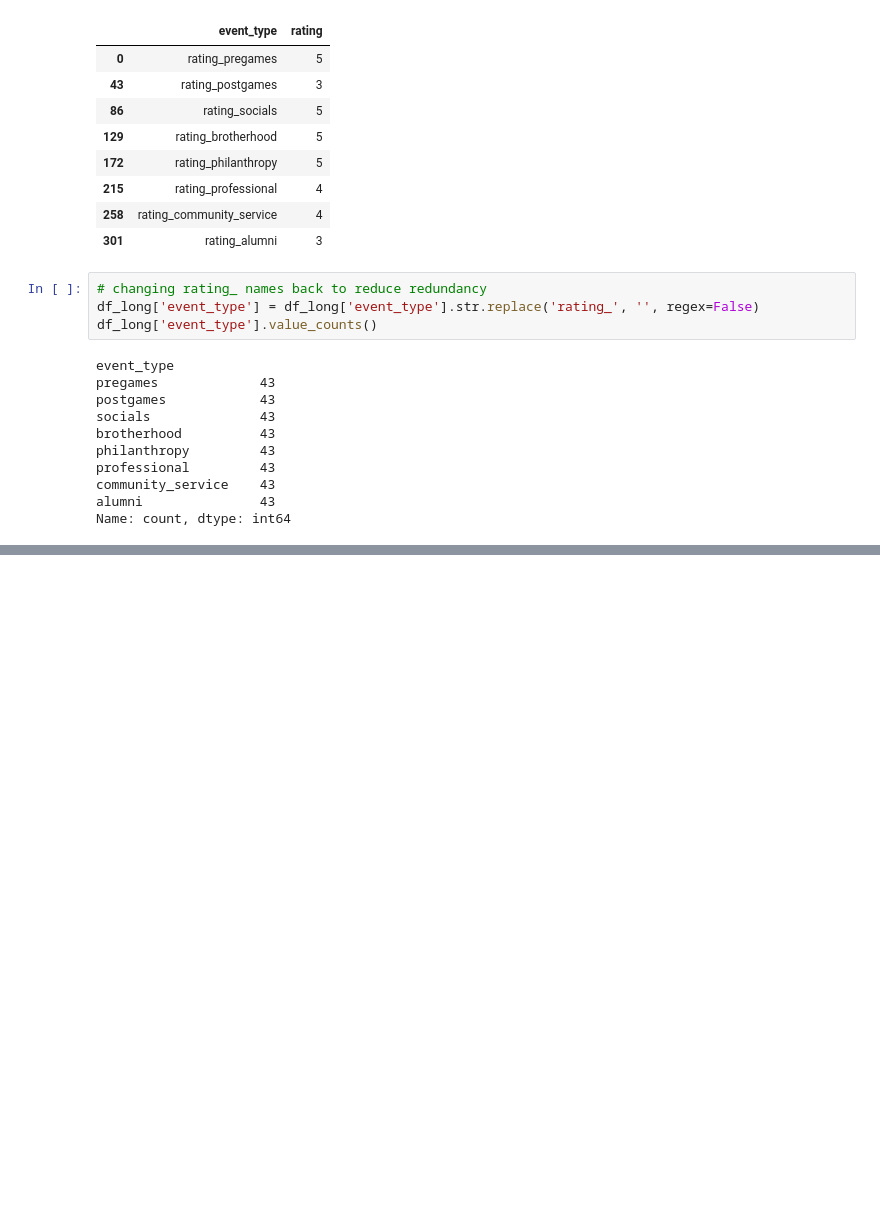
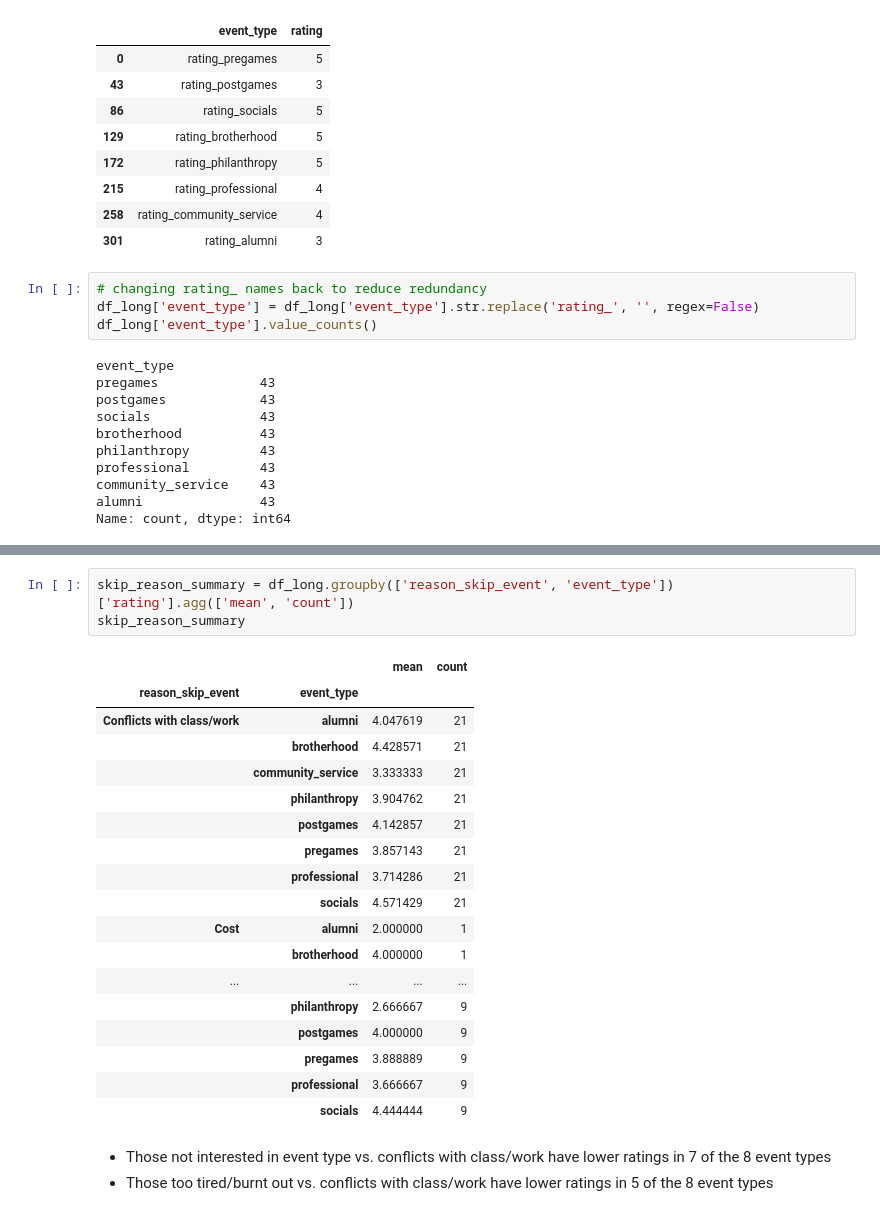
Before and after one commit to KevinWehrle/fiji-event-engagement-analytics, a Jupyter notebook: notebooks/eda.ipynb, the cells around one changed output, grey strips where cells are left out. Saved outputs shown, nothing was run; the diff lists cells and outputs as text; blank space fills up the shorter version.

```diff
--- a/notebooks/eda.ipynb
+++ b/notebooks/eda.ipynb
@@ -307,0 +544,25 @@ Name: count, dtype: int64
+# %%
+skip_reason_summary = df_long.groupby(['reason_skip_event', 'event_type'])['rating'].agg(['mean', 'count'])
+skip_reason_summary
+# %% [output]
+|  |  | mean | count |
+| reason_skip_event | event_type |  |  |
+| Conflicts with class/work | alumni | 4.047619 | 21 |
+|  | brotherhood | 4.428571 | 21 |
+|  | community_service | 3.333333 | 21 |
+|  | philanthropy | 3.904762 | 21 |
+|  | postgames | 4.142857 | 21 |
+|  | pregames | 3.857143 | 21 |
+|  | professional | 3.714286 | 21 |
+|  | socials | 4.571429 | 21 |
+| Cost | alumni | 2.000000 | 1 |
+|  | brotherhood | 4.000000 | 1 |
+| ... | ... | ... | ... |
+|  | philanthropy | 2.666667 | 9 |
+|  | postgames | 4.000000 | 9 |
+|  | pregames | 3.888889 | 9 |
+|  | professional | 3.666667 | 9 |
+|  | socials | 4.444444 | 9 |
+# %% [markdown]
+- Those not interested in event type vs. conflicts with class/work have lower ratings in 7 of the 8 event types
+- Those too tired/burnt out vs. conflicts with class/work have lower ratings in 5 of the 8 event types
```
Also changed, not shown: parts of 25 cells of this notebook.
